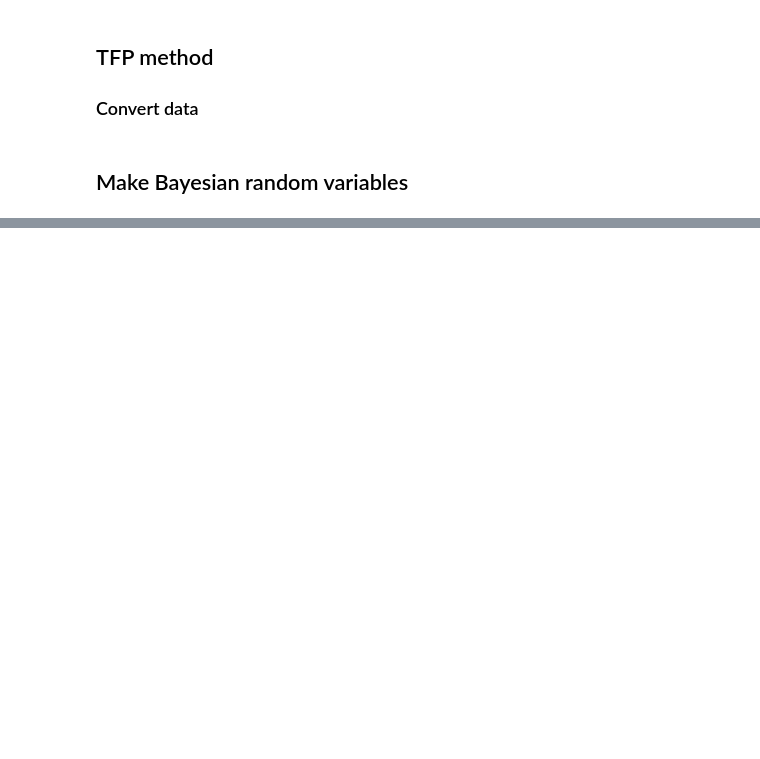
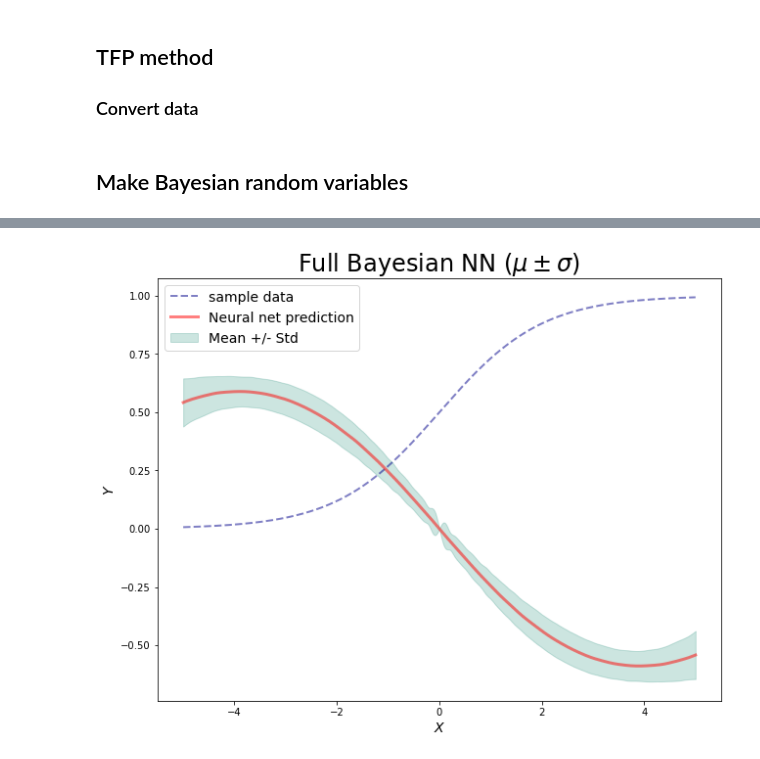
Before and after one commit to varshini-reddy/ski-trip, a Jupyter notebook: bnn_mcmc.ipynb, the cells around one changed output, grey strips where cells are left out. Cells and saved outputs as stored; diff of their text form; code cells hidden in the pictures; blank space fills up the shorter version.

Commit message:
version full bayes - pavlos presentation

```diff
--- a/bnn_mcmc.ipynb
+++ b/bnn_mcmc.ipynb
@@ -144,10 +147,10 @@ chains_samples = [tf.squeeze(tf.concat(samples, axis=0)) for samples in chains_t
 # %%
 # Creating a pandas dataframe with the betas
 chains_df = pd.concat(
-    objs=[pd.DataFrame(samples.numpy()) for samples in chains_samples],
+    objs=[pd.DataFrame(samples.numpy().squeeze()) for samples in chains],
     axis=1
 )
-params = ['w11','w12','w21','w22','b2']
+params = ['w11','w12','w21','w22','b1']
 chains_df.columns = params
 # %%
 # Creating a sample_id (which is 0-10500)
@@ -174,0 +198,23 @@ fig.suptitle('Posterior Samples per Chain', y=1.03);
+# %%
+y_preds = chains_df.apply(lambda x: basic_nn([[x.w11,x.w12]],[[x.w21],[x.w22]],b1),axis=1)
+# %%
+import numpy as np
+y_numpreds = np.array([i.numpy() for i in y_preds])
+# %%
+y_bayesian_means = y_numpreds.squeeze().mean(axis=0)#.reshape(-1,1)
+y_bayesian_stds = y_numpreds.squeeze().std(axis=0)#.reshape(-1,1)
+# %%
+plt.figure(figsize=(4,6))
+plt.plot(X_data, y_data,'--',color='darkblue' ,lw=2, alpha = 0.5, label='sample data')
+plt.plot(X_data, y_bayesian_means,color='r',lw=3, alpha = 0.5, label='Neural net prediction')
+plt.fill_between(X_data, y_bayesian_means+y_bayesian_stds, y_bayesian_means-y_bayesian_stds, color="#007D66", \
+                alpha=0.2,label = 'Mean +/- Std')
+# ax.fill_between(t, mu2+sigma2, mu2-sigma2, facecolor='yellow', alpha=0.5)
+plt.title('Full Bayesian NN ($\mu \pm \sigma$)',fontsize=24);
+plt.xlabel('$X$',fontsize=14);
+plt.ylabel('$Y$',fontsize=14)
+plt.subplots_adjust(left=0.0, bottom=0.0, right=2.0, top=1.0, wspace=0.2, hspace=0.2)
+plt.legend(fontsize=14)
+plt.show()
+# %% [output]
+[figure, added]
```
Also changed, not shown: parts of 19 cells of this notebook, 5 other files.
